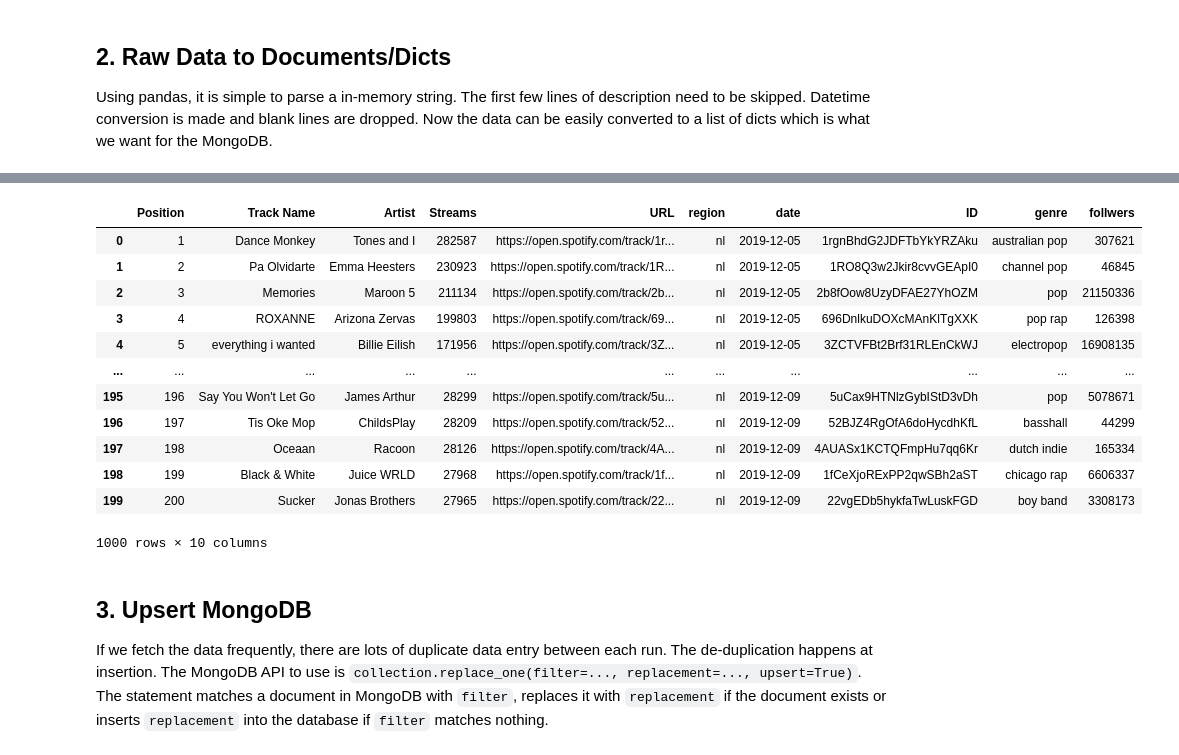
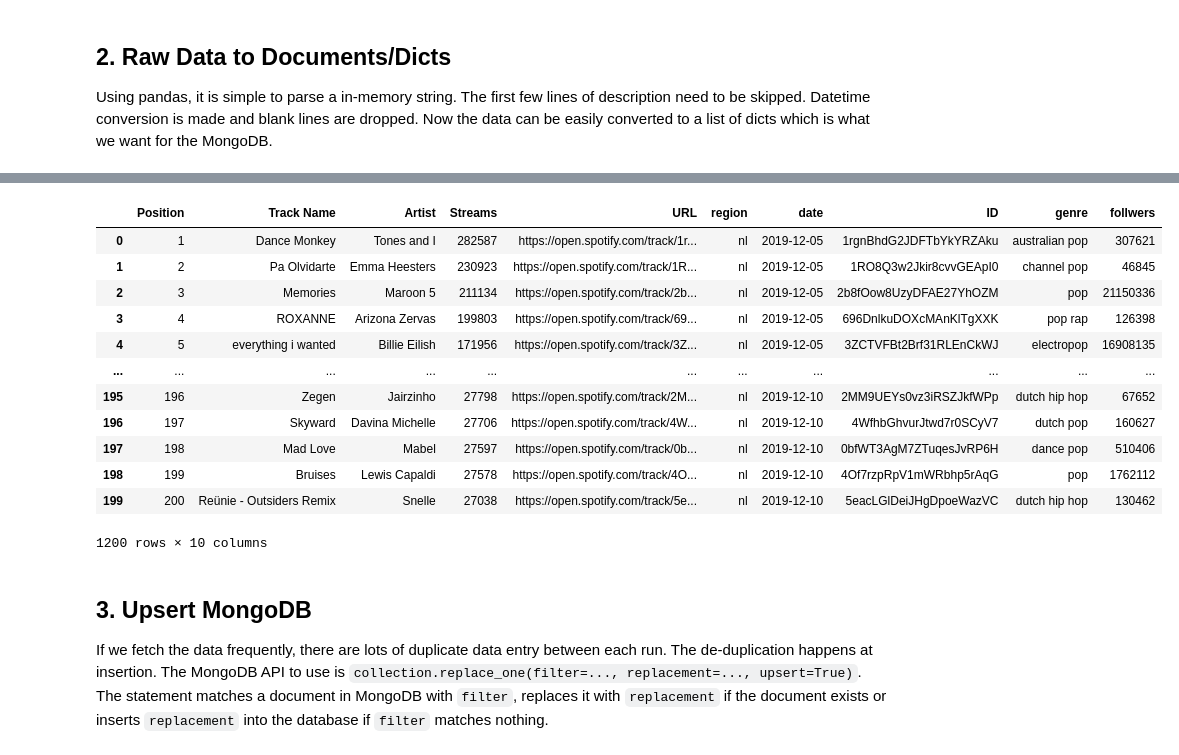
Before and after one commit to zhiyanwang27/data1050-demo-project-f19, a Jupyter notebook: ETL_EDA.ipynb, the cells around one changed output, grey strips where cells are left out. Drawn from its saved outputs; the diff is of its cells as text; code cells hidden in the pictures.

Commit message:
completed portion of interactive spotify plot

```diff
--- a/ETL_EDA.ipynb
+++ b/ETL_EDA.ipynb
@@ -148,21 +111,21 @@ df
 # %%
-df.to_pickle('./spotify_sample.pkl')
+#df.to_pickle('./spotify_sample.pkl')
 df = pandas.read_pickle('./spotify_sample.pkl')
 df
 # %% [output]
 |  | Position | Track Name | Artist | Streams | URL | region | date | ID | genre | follwers |
 | 0 | 1 | Dance Monkey | Tones and I | 282587 | https://open.spotify.com/track/1r... | nl | 2019-12-05 | 1rgnBhdG2JDFTbYkYRZAku | australian pop | 307621 |
 | 1 | 2 | Pa Olvidarte | Emma Heesters | 230923 | https://open.spotify.com/track/1R... | nl | 2019-12-05 | 1RO8Q3w2Jkir8cvvGEApI0 | channel pop | 46845 |
 | 2 | 3 | Memories | Maroon 5 | 211134 | https://open.spotify.com/track/2b... | nl | 2019-12-05 | 2b8fOow8UzyDFAE27YhOZM | pop | 21150336 |
 | 3 | 4 | ROXANNE | Arizona Zervas | 199803 | https://open.spotify.com/track/69... | nl | 2019-12-05 | 696DnlkuDOXcMAnKlTgXXK | pop rap | 126398 |
 | 4 | 5 | everything i wanted | Billie Eilish | 171956 | https://open.spotify.com/track/3Z... | nl | 2019-12-05 | 3ZCTVFBt2Brf31RLEnCkWJ | electropop | 16908135 |
 | ... | ... | ... | ... | ... | ... | ... | ... | ... | ... | ... |
-| 195 | 196 | Say You Won't Let Go | James Arthur | 28299 | https://open.spotify.com/track/5u... | nl | 2019-12-09 | 5uCax9HTNlzGybIStD3vDh | pop | 5078671 |
-| 196 | 197 | Tis Oke Mop | ChildsPlay | 28209 | https://open.spotify.com/track/52... | nl | 2019-12-09 | 52BJZ4RgOfA6doHycdhKfL | basshall | 44299 |
-| 197 | 198 | Oceaan | Racoon | 28126 | https://open.spotify.com/track/4A... | nl | 2019-12-09 | 4AUASx1KCTQFmpHu7qq6Kr | dutch indie | 165334 |
-| 198 | 199 | Black & White | Juice WRLD | 27968 | https://open.spotify.com/track/1f... | nl | 2019-12-09 | 1fCeXjoRExPP2qwSBh2aST | chicago rap | 6606337 |
-| 199 | 200 | Sucker | Jonas Brothers | 27965 | https://open.spotify.com/track/22... | nl | 2019-12-09 | 22vgEDb5hykfaTwLuskFGD | boy band | 3308173 |
+| 195 | 196 | Zegen | Jairzinho | 27798 | https://open.spotify.com/track/2M... | nl | 2019-12-10 | 2MM9UEYs0vz3iRSZJkfWPp | dutch hip hop | 67652 |
+| 196 | 197 | Skyward | Davina Michelle | 27706 | https://open.spotify.com/track/4W... | nl | 2019-12-10 | 4WfhbGhvurJtwd7r0SCyV7 | dutch pop | 160627 |
+| 197 | 198 | Mad Love | Mabel | 27597 | https://open.spotify.com/track/0b... | nl | 2019-12-10 | 0bfWT3AgM7ZTuqesJvRP6H | dance pop | 510406 |
+| 198 | 199 | Bruises | Lewis Capaldi | 27578 | https://open.spotify.com/track/4O... | nl | 2019-12-10 | 4Of7rzpRpV1mWRbhp5rAqG | pop | 1762112 |
+| 199 | 200 | Reünie - Outsiders Remix | Snelle | 27038 | https://open.spotify.com/track/5e... | nl | 2019-12-10 | 5eacLGlDeiJHgDpoeWazVC | dutch hip hop | 130462 |
-1000 rows × 10 columns
+1200 rows × 10 columns
 # %% [markdown]
 ## 3. Upsert MongoDB
 If we fetch the data frequently, there are lots of duplicate data entry between each run. The de-duplication happens at insertion. The MongoDB API to use is `collection.replace_one(filter=..., replacement=..., upsert=True)`. The statement matches a document in MongoDB with `filter`, replaces it with `replacement` if the document exists or inserts `replacement` into the database if `filter` matches nothing.
```
Also changed, not shown: parts of 12 cells of this notebook.
